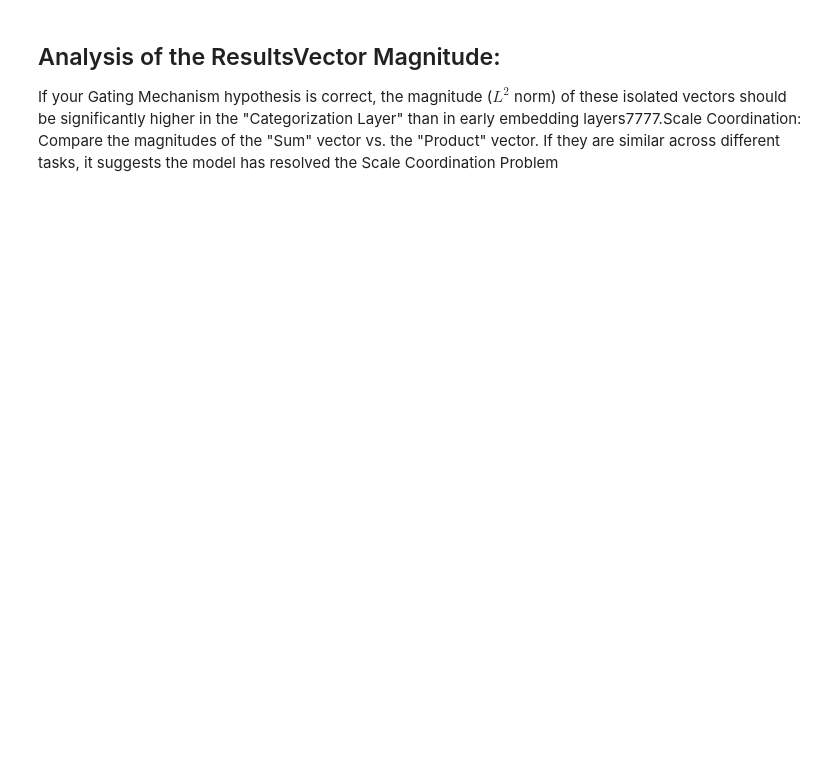
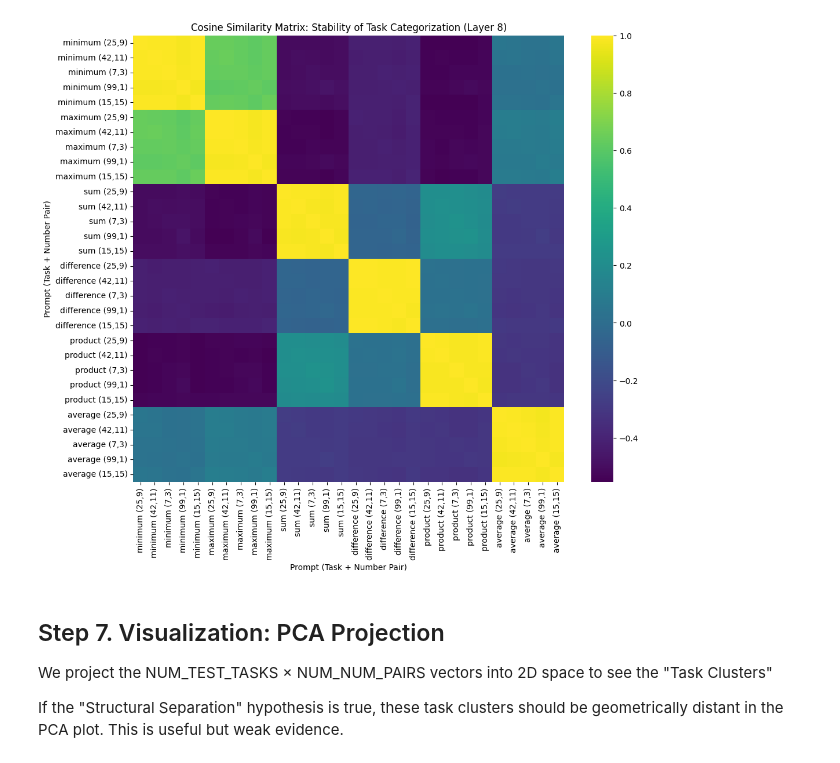
Before and after one commit to PhilipQuirke/LlmPromptCategorization, a Jupyter notebook: notebooks/Explore.ipynb, the cells around one changed output. Drawn from its saved outputs; the diff is of its cells as text; code cells hidden in the pictures; blank space fills up the shorter version.

```diff
--- a/notebooks/Explore.ipynb
+++ b/notebooks/Explore.ipynb
@@ -15,3 +85,3 @@ Based on your proposal, we will use the five core math tasks that share identica
 # %%
-tasks = ["minimum", "maximum", "sum", "difference", "product"]
-prompts = [f"Answer minimally: Given the numbers 25 and 9 calculate the {t}" for t in tasks]
+tasks = mcg.get_maths_tasks()[0:CG.NUM_TEST_TASKS]
+print(tasks)
@@ -20,17 +100,13 @@ prompts = [f"Answer minimally: Given the numbers 25 and 9 calculate the {t}" for
 To isolate the "Categorization Layer", you should extract the activations from the residual stream at the final token position across all layers. The final token (the task word) is where the categorization is finalized.
 # %%
-model = HookedTransformer.from_pretrained("gpt2-small") # Or your chosen open model [cite: 88, 91]
+activations = []
 
-# Storage for vectors: {task_name: [layer_activations]}
-task_vectors = {}
+for prompt in all_prompts:
+    with torch.no_grad():
+        logits, cache = model.run_with_cache(prompt)
+        # resid_post at the final token position
+        vec = cache["resid_post", CG.MODEL_LAYER][0, -1, :].detach().cpu()
+        activations.append(vec)
 
-for i, prompt in enumerate(prompts):
-    # Run the prompt and cache activations
-    logits, cache = model.run_with_cache(prompt)
-
-    # Extract the residual stream at the VERY LAST token position
-    # We look at 'resid_post' (after MLP/Attention adds to the stream)
-    # Shape: [n_layers, d_model]
-    layer_stack = cache.stack_activation("resid_post")[:, 0, -1, :]
-    task_vectors[tasks[i]] = layer_stack
+activations_tensor = torch.stack(activations)
 # %% [markdown]
@@ -54,14 +128,21 @@ To address your hypothesis on Structural Separation and Non-overlapping space, c
 # %%
-import torch.nn.functional as F
+# Normalize for cosine similarity
+norm_vecs = F.normalize(task_specific_vectors, p=2, dim=1)
+sim_matrix = torch.mm(norm_vecs, norm_vecs.t()).numpy()
 
-# Select a layer to analyze (usually late-middle layers for categorization)
-layer_idx = 8
-v1 = specific_vectors["sum"][layer_idx]
-v2 = specific_vectors["product"][layer_idx]
-
-similarity = F.cosine_similarity(v1.unsqueeze(0), v2.unsqueeze(0))
-print(f"Similarity between Sum and Product: {similarity.item()}")
+plt.figure(figsize=(12, 10))
+labels = [f"{m['task']} {m['pair']}" for m in metadata]
+sns.heatmap(sim_matrix, xticklabels=labels, yticklabels=labels, cmap="viridis", annot=False)
+plt.title(f"Cosine Similarity Matrix: Stability of Task Categorization (Layer {CG.MODEL_LAYER})")
+plt.xlabel("Prompt (Task + Number Pair)")
+plt.ylabel("Prompt (Task + Number Pair)")
+plt.show()
+# %% [output]
+[figure, added]
 # %% [markdown]
-## Analysis of the ResultsVector Magnitude:
-If your Gating Mechanism hypothesis is correct, the magnitude ($L^2$ norm) of these isolated vectors should be significantly higher in the "Categorization Layer" than in early embedding layers7777.Scale Coordination: Compare the magnitudes of the "Sum" vector vs. the "Product" vector. If they are similar across different tasks, it suggests the model has resolved the Scale Coordination Problem
+## Step 7. Visualization: PCA Projection
+
+We project the NUM_TEST_TASKS × NUM_NUM_PAIRS vectors into 2D space to see the "Task Clusters"
+
+If the "Structural Separation" hypothesis is true, these task clusters should be geometrically distant in the PCA plot. This is useful but weak evidence.
 # %%
```
Also changed, not shown: parts of 19 cells of this notebook, 1 other file.
